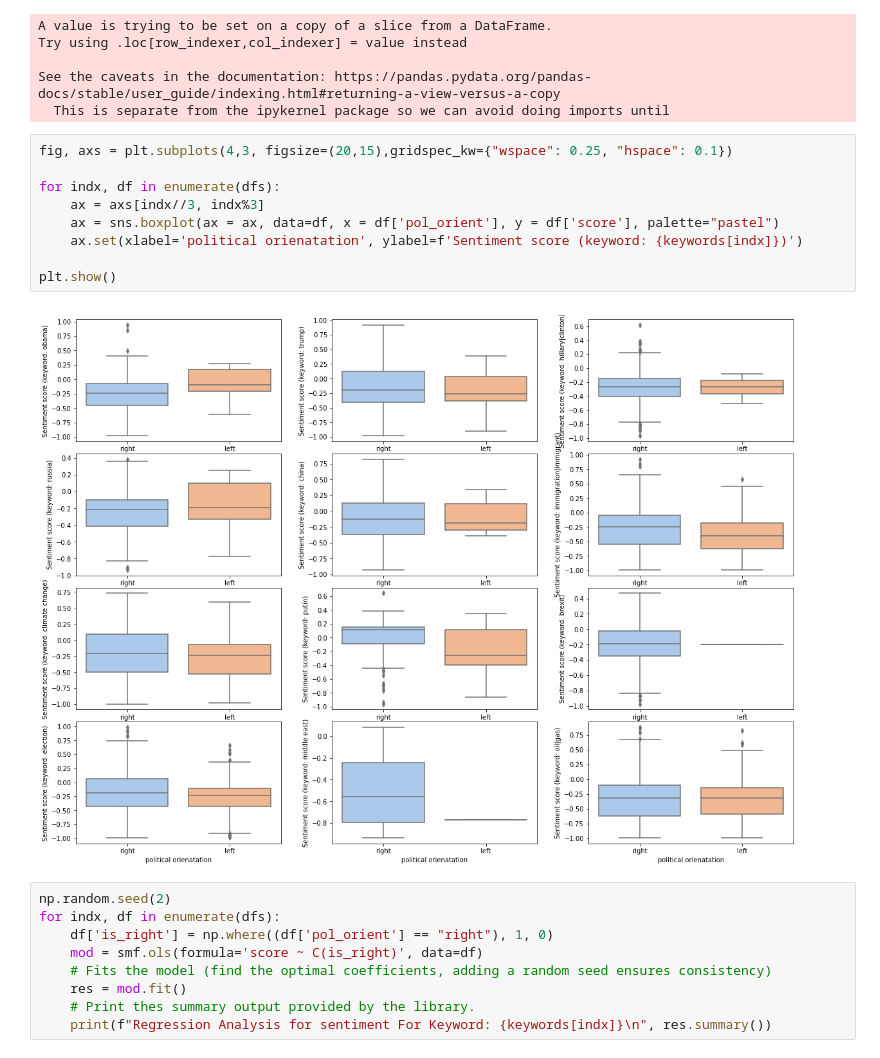
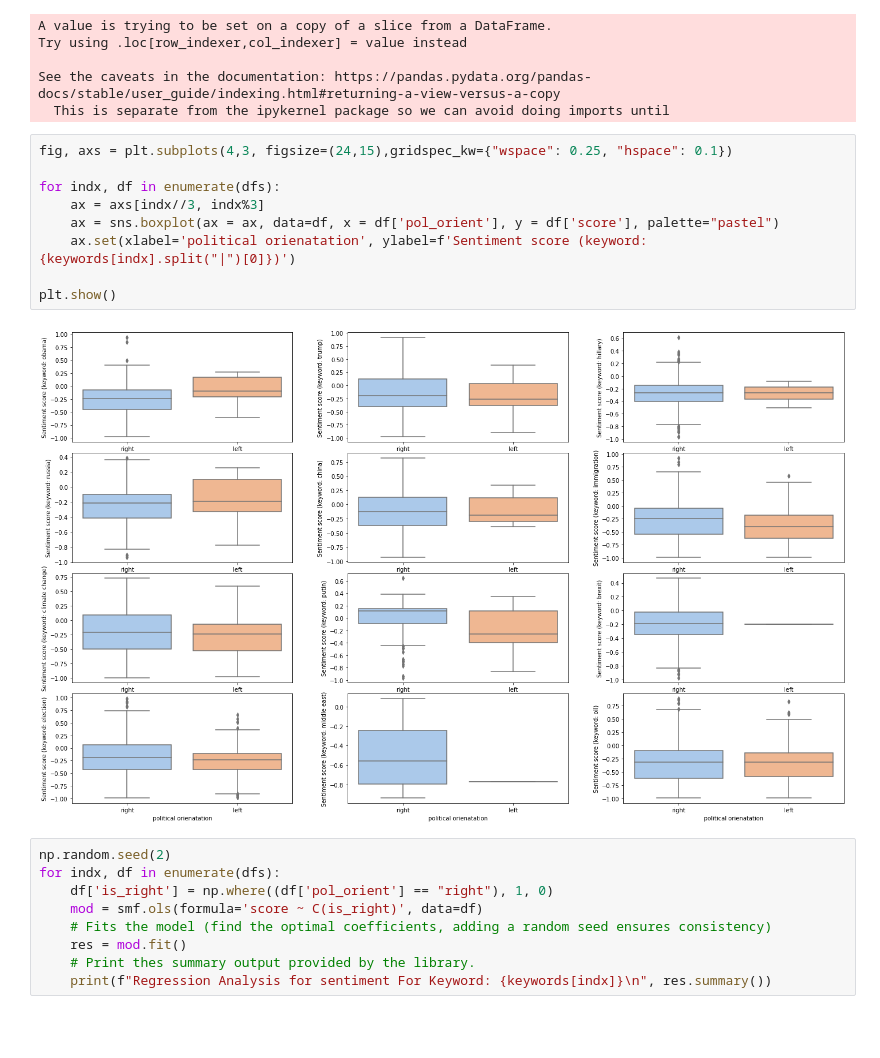
Before and after one commit to epfl-ada/ada-2022-project-powerrangers, a Jupyter notebook: Wordanalysis.ipynb, the cells around one changed output. Saved outputs shown, nothing was run; the diff lists cells and outputs as text; blank space fills up the shorter version.

```diff
--- a/Wordanalysis.ipynb
+++ b/Wordanalysis.ipynb
@@ -128,16 +128,16 @@ Try using .loc[row_indexer,col_indexer] = value instead
 See the caveats in the documentation: https://pandas.pydata.org/pandas-docs/stable/user_guide/indexing.html#returning-a-view-versus-a-copy
   This is separate from the ipykernel package so we can avoid doing imports until
 # %%
-fig, axs = plt.subplots(4,3, figsize=(20,15),gridspec_kw={"wspace": 0.25, "hspace": 0.1})
+fig, axs = plt.subplots(4,3, figsize=(24,15),gridspec_kw={"wspace": 0.25, "hspace": 0.1})
 
 for indx, df in enumerate(dfs):
     ax = axs[indx//3, indx%3]
     ax = sns.boxplot(ax = ax, data=df, x = df['pol_orient'], y = df['score'], palette="pastel")
-    ax.set(xlabel='political orienatation', ylabel=f'Sentiment score (keyword: {keywords[indx]})')
+    ax.set(xlabel='political orienatation', ylabel=f'Sentiment score (keyword: {keywords[indx].split("|")[0]})')
 
 plt.show()
 # %% [output]
-[figure, old version]
+[figure, new version]
 # %%
 np.random.seed(2)
 for indx, df in enumerate(dfs):
```
